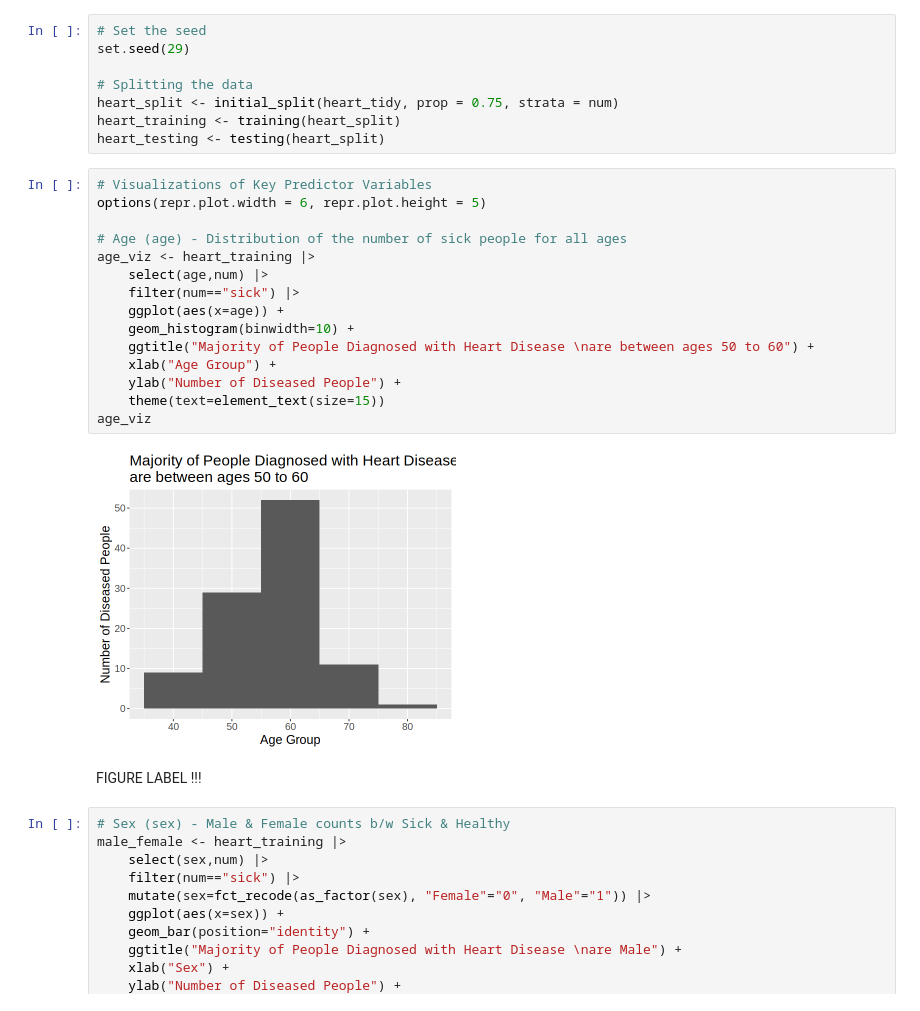
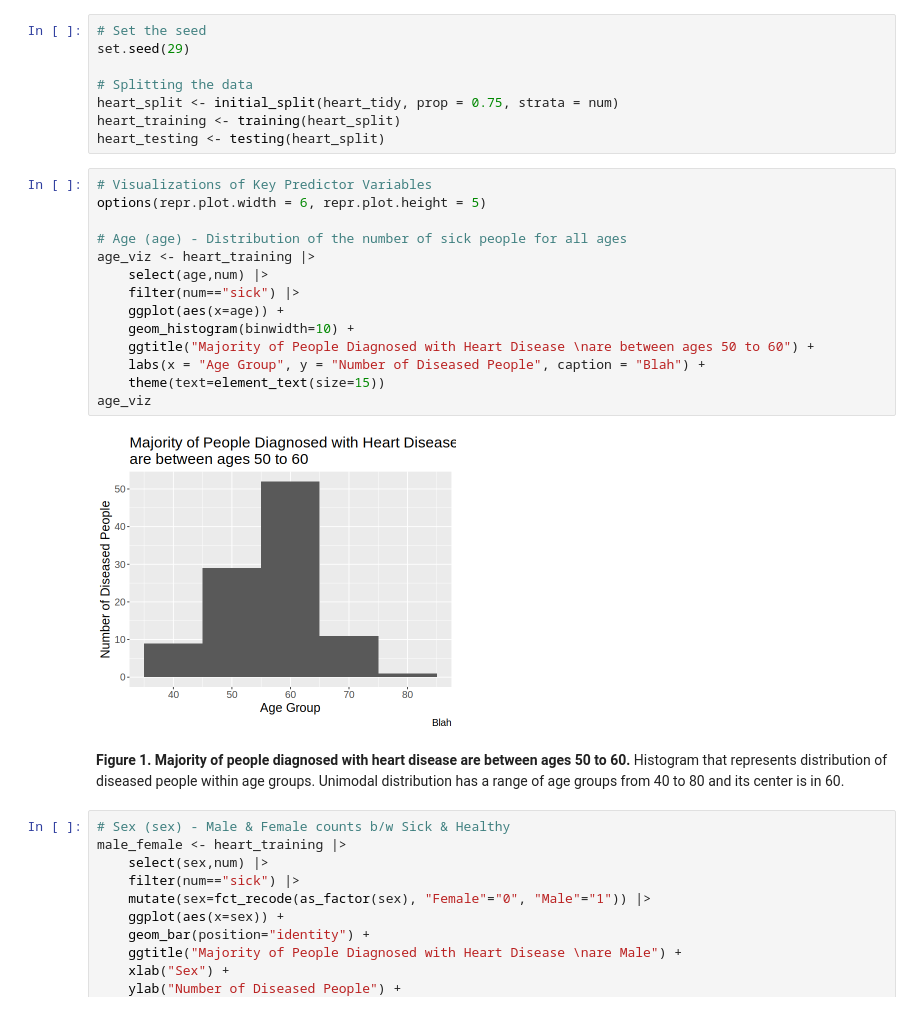
Before and after one commit to Mr-Slope/DSCI-100_Group_Project, a Jupyter notebook: group_report.ipynb, the cells around one changed output. Drawn from its saved outputs; the diff is of its cells as text.

```diff
--- a/group_report.ipynb
+++ b/group_report.ipynb
@@ -161,22 +149,21 @@ heart_testing <- testing(heart_split)
 # %%
 # Visualizations of Key Predictor Variables
 options(repr.plot.width = 6, repr.plot.height = 5)
 
 # Age (age) - Distribution of the number of sick people for all ages
 age_viz <- heart_training |>
     select(age,num) |>
     filter(num=="sick") |>
     ggplot(aes(x=age)) +
     geom_histogram(binwidth=10) +
     ggtitle("Majority of People Diagnosed with Heart Disease \nare between ages 50 to 60") +
-    xlab("Age Group") +
-    ylab("Number of Diseased People") +
+    labs(x = "Age Group", y = "Number of Diseased People", caption = "Blah") +
     theme(text=element_text(size=15))
 age_viz
 # %% [output]
-[figure, old version]
+[figure, new version]
-# %% [markdown]
-FIGURE LABEL !!!
+# %% [markdown]
+**Figure 1. Majority of people diagnosed with heart disease are between ages 50 to 60.** Histogram that represents distribution of diseased people within age groups. Unimodal distribution has a range of age groups from 40 to 80 and its center is in 60.
 # %%
 # Sex (sex) - Male & Female counts b/w Sick & Healthy
 male_female <- heart_training |>
```
Also changed, not shown: parts of 4 cells of this notebook, 1 other file.
